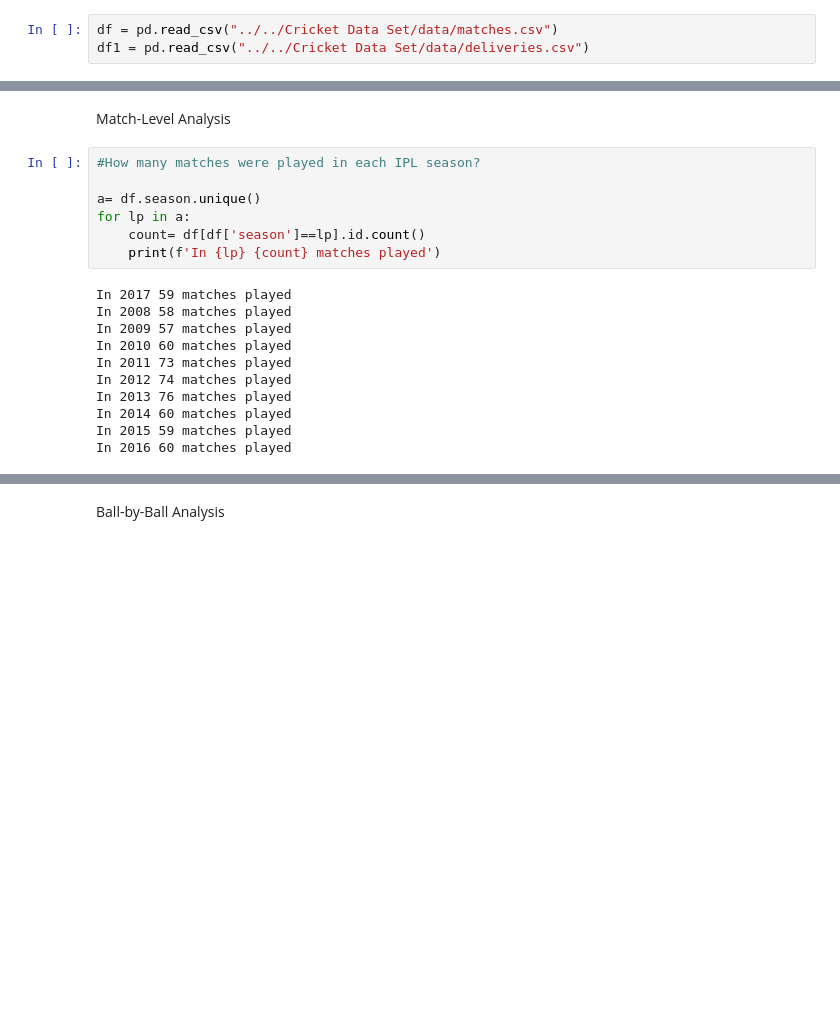
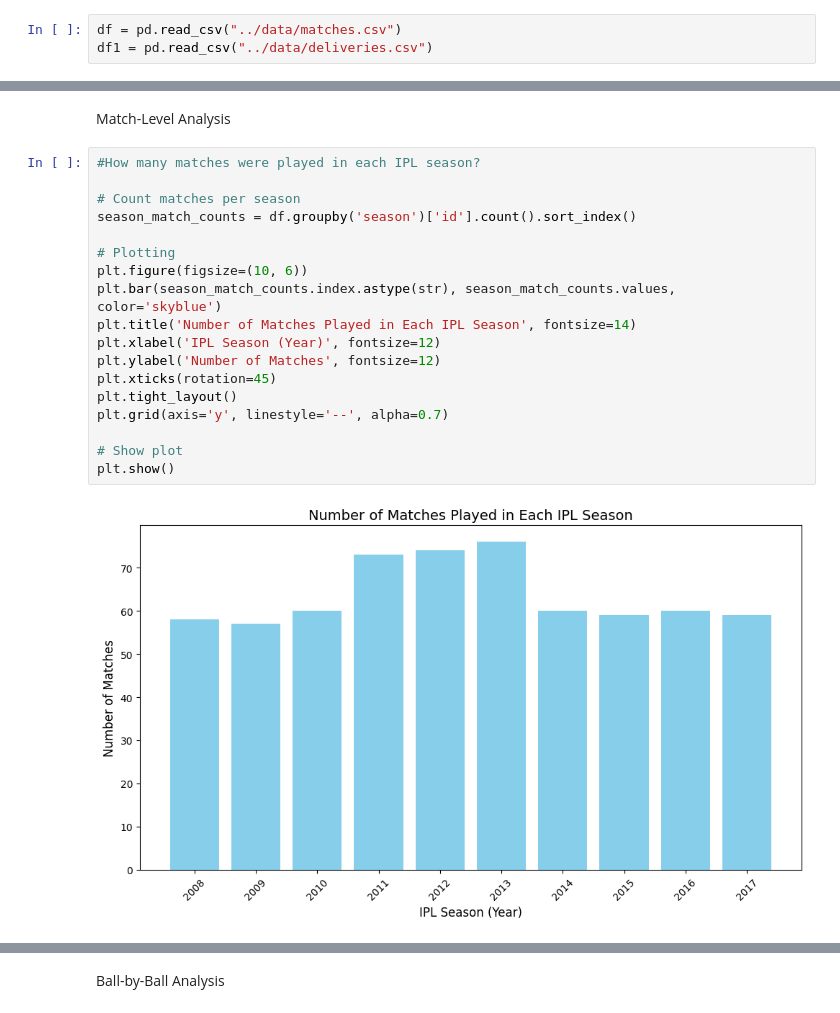
Before and after one commit to YuvanVarshith/Indian_Premier_League_dateset, a Jupyter notebook: notebooks/ipl_eda_analysis.ipynb, the cells around one changed output, grey strips where cells are left out. Saved outputs shown, nothing was run; the diff lists cells and outputs as text; blank space fills up the shorter version.

```diff
--- a/notebooks/ipl_eda_analysis.ipynb
+++ b/notebooks/ipl_eda_analysis.ipynb
@@ -4,6 +6,6 @@ import numpy as np
 # %%
-df = pd.read_csv("../../Cricket Data Set/data/matches.csv")
-df1 = pd.read_csv("../../Cricket Data Set/data/deliveries.csv")
+df = pd.read_csv("../data/matches.csv")
+df1 = pd.read_csv("../data/deliveries.csv")
 # %%
 df
 # %% [output]
@@ -83,20 +85,22 @@ Match-Level Analysis
 # %%
 #How many matches were played in each IPL season?
 
-a= df.season.unique()
-for lp in a:
-    count= df[df['season']==lp].id.count()
-    print(f'In {lp} {count} matches played')
+# Count matches per season
+season_match_counts = df.groupby('season')['id'].count().sort_index()
+
+# Plotting
+plt.figure(figsize=(10, 6))
+plt.bar(season_match_counts.index.astype(str), season_match_counts.values, color='skyblue')
+plt.title('Number of Matches Played in Each IPL Season', fontsize=14)
+plt.xlabel('IPL Season (Year)', fontsize=12)
+plt.ylabel('Number of Matches', fontsize=12)
+plt.xticks(rotation=45)
+plt.tight_layout()
+plt.grid(axis='y', linestyle='--', alpha=0.7)
+
+# Show plot
+plt.show()
 # %% [output]
-In 2017 59 matches played
-In 2008 58 matches played
-In 2009 57 matches played
-In 2010 60 matches played
-In 2011 73 matches played
-In 2012 74 matches played
-In 2013 76 matches played
-In 2014 60 matches played
-In 2015 59 matches played
-In 2016 60 matches played
+[figure, added]
 # %%
 #Which teams have won the most number of matches
```
Also changed, not shown: parts of 6 cells of this notebook.
